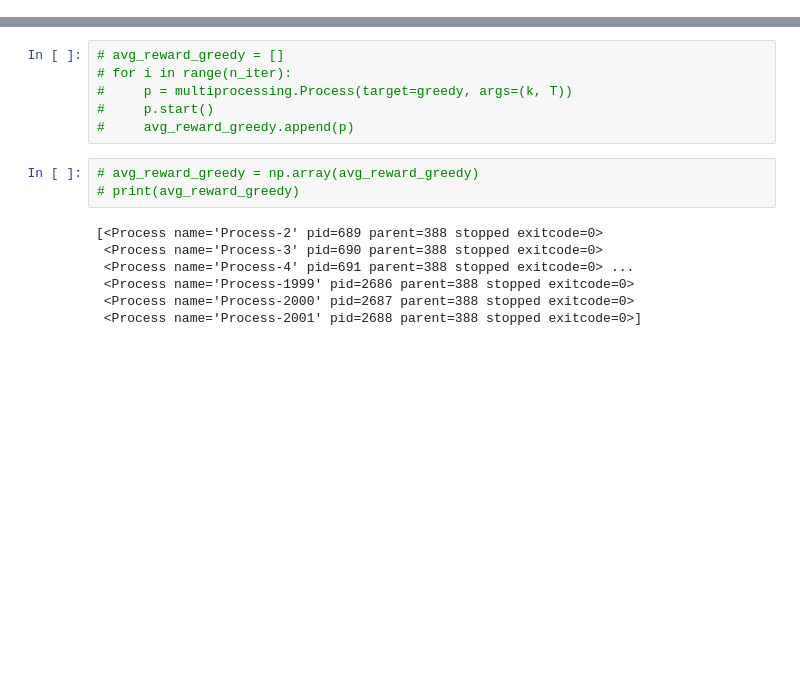
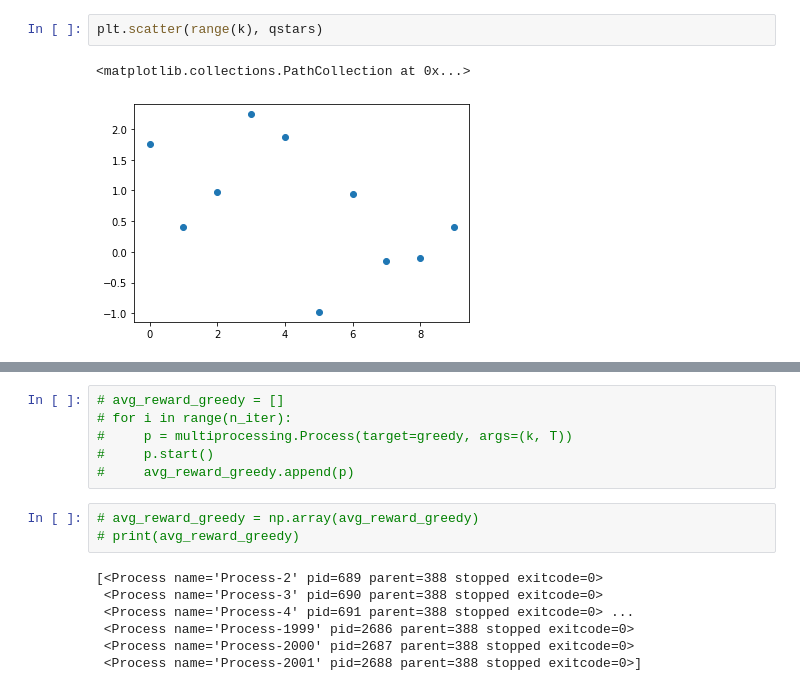
Before and after one commit to cromz22/bandit, a Jupyter notebook: bandit.ipynb, the cells around one changed output, grey strips where cells are left out. Cells and saved outputs as stored; diff of their text form; blank space fills up the shorter version.

```diff
--- a/bandit.ipynb
+++ b/bandit.ipynb
@@ -4,0 +19,5 @@ from multiprocessing import Pool
+# %%
+plt.scatter(range(k), qstars)
+# %% [output]
+<matplotlib.collections.PathCollection at 0x...>
+[figure, added]
```
Also changed, not shown: parts of 13 cells of this notebook, 2 other files.
